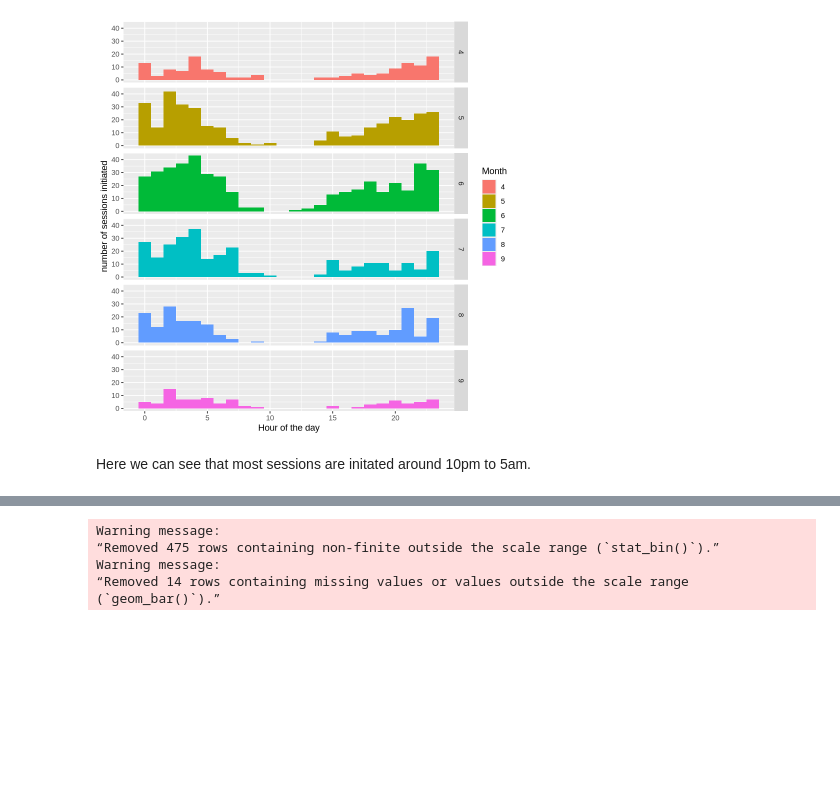
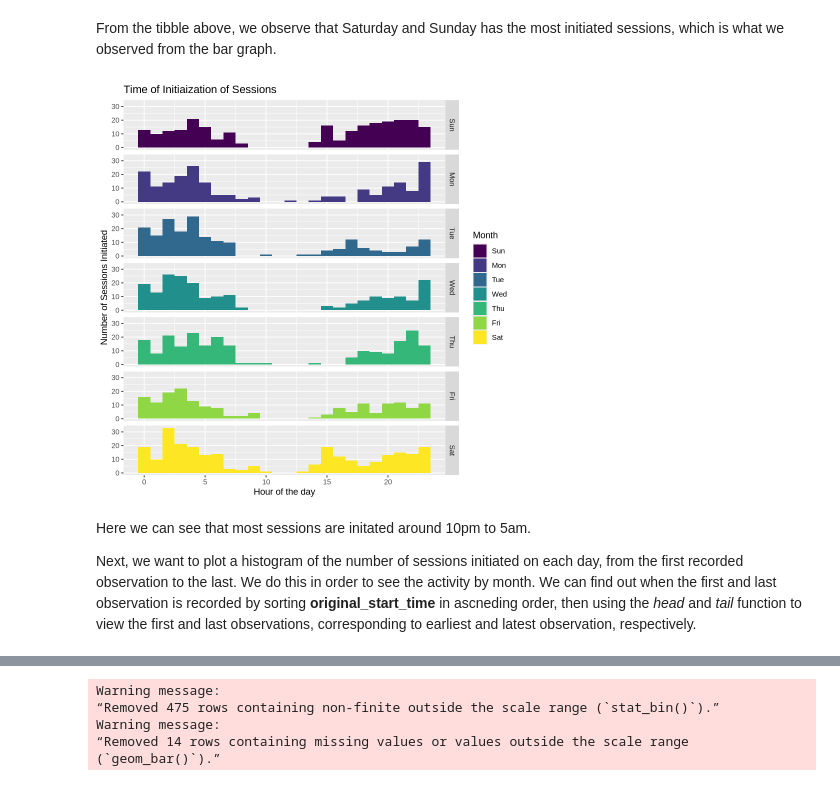
Before and after one commit to wruen/DSCI_100_test, a Jupyter notebook: DSCI_100_group_project.ipynb, the cells around one changed output, grey strips where cells are left out. Cells and saved outputs as stored; diff of their text form; code cells hidden in the pictures; blank space fills up the shorter version.

Commit message:
coloured visualization, wrote some stuff, added numerical data

```diff
--- a/DSCI_100_group_project.ipynb
+++ b/DSCI_100_group_project.ipynb
@@ -50,11 +93,16 @@ Here, this graph shows that there were some trends in which day of the week had
+# %% [markdown]
+From the tibble above, we observe that Saturday and Sunday has the most initiated sessions, which is what we observed from the bar graph.
 # %%
 #this one needs to be redone to compensate for the potential lack of data in september
-byhour<-ggplot(sessions_tidy,aes(x=hour_start,fill=as_factor(month_start)))+
+byhour<-ggplot(sessions_tidy,aes(x=hour_start,fill=as_factor(startwday)))+
 geom_histogram(bins=24)+
-facet_grid(rows = vars(month_start))+
-labs(x="Hour of the day",y="number of sessions initiated",fill="Month")
+facet_grid(rows = vars(startwday))+
+labs(x="Hour of the day",y="Number of Sessions Initiated",fill="Month") +
+ggtitle("Time of Initiaization of Sessions")
 byhour
 # %% [output]
-[figure, old version]
+[figure, new version]
 # %% [markdown]
 Here we can see that most sessions are initated around 10pm to 5am.
+
+Next, we want to plot a histogram of the number of sessions initiated on each day, from the first recorded observation to the last. We do this in order to see the activity by month. We can find out when the first and last observation is recorded by sorting **original_start_time** in ascneding order, then using the *head* and *tail* function to view the first and last observations, corresponding to earliest and latest observation, respectively.
```
Also changed, not shown: parts of 16 cells of this notebook.
